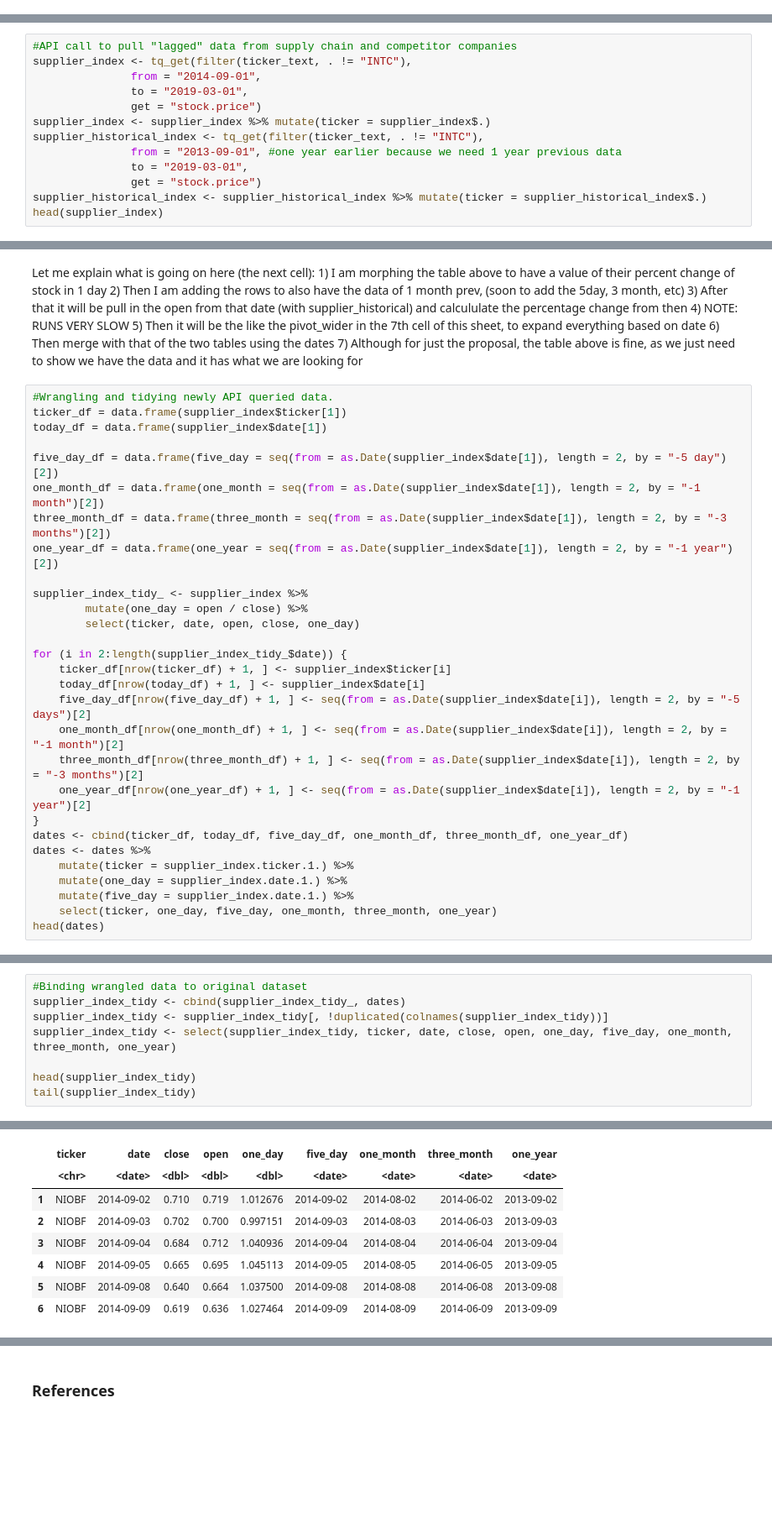
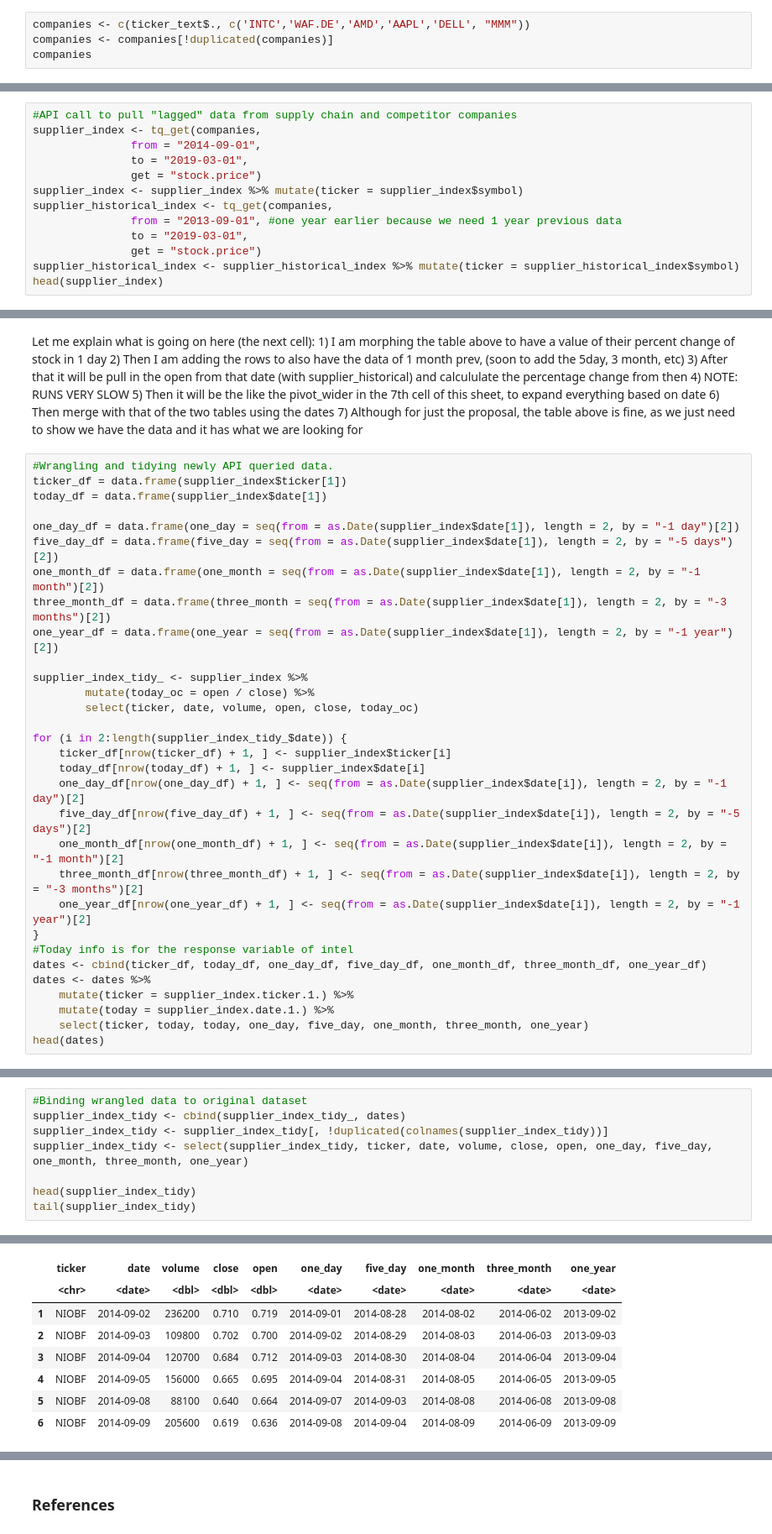
Before and after one commit to nkoda/STAT301, a Jupyter notebook: project_final.ipynb, the cells around one changed output, grey strips where cells are left out. Shown at 84% size. Cells and saved outputs as stored; diff of their text form; blank space fills up the shorter version.

Commit message:
Added Changes for Full data table + post-lasso
- Fully fledges the tables to be in one big dataset (NOTE: NA data Problems)
- Chose values based on LASSO (Some errors?)
- Made lm model

```diff
--- a/project_final.ipynb
+++ b/project_final.ipynb
@@ -385,0 +394,4 @@ head(suppliers_data)
+# %%
+companies <- c(ticker_text$., c('INTC','WAF.DE','AMD','AAPL','DELL', "MMM"))
+companies <- companies[!duplicated(companies)]
+companies
@@ -386,15 +408,15 @@ head(suppliers_data)
 # %%
 #API call to pull "lagged" data from supply chain and competitor companies
-supplier_index <- tq_get(filter(ticker_text, . != "INTC"),
+supplier_index <- tq_get(companies,
                from = "2014-09-01",
                to = "2019-03-01",
                get = "stock.price")
-supplier_index <- supplier_index %>% mutate(ticker = supplier_index$.)
-supplier_historical_index <- tq_get(filter(ticker_text, . != "INTC"),
+supplier_index <- supplier_index %>% mutate(ticker = supplier_index$symbol)
+supplier_historical_index <- tq_get(companies,
                from = "2013-09-01", #one year earlier because we need 1 year previous data
                to = "2019-03-01",
                get = "stock.price")
-supplier_historical_index <- supplier_historical_index %>% mutate(ticker = supplier_historical_index$.)
+supplier_historical_index <- supplier_historical_index %>% mutate(ticker = supplier_historical_index$symbol)
 head(supplier_index)
 # %% [output]
 Warning message:
@@ -430,28 +452,30 @@ Let me explain what is going on here (the next cell): 1) I am morphing the table
 ticker_df = data.frame(supplier_index$ticker[1])
 today_df = data.frame(supplier_index$date[1])
 
-five_day_df = data.frame(five_day = seq(from = as.Date(supplier_index$date[1]), length = 2, by = "-5 day")[2])
+one_day_df = data.frame(one_day = seq(from = as.Date(supplier_index$date[1]), length = 2, by = "-1 day")[2])
+five_day_df = data.frame(five_day = seq(from = as.Date(supplier_index$date[1]), length = 2, by = "-5 days")[2])
 one_month_df = data.frame(one_month = seq(from = as.Date(supplier_index$date[1]), length = 2, by = "-1 month")[2])
 three_month_df = data.frame(three_month = seq(from = as.Date(supplier_index$date[1]), length = 2, by = "-3 months")[2])
 one_year_df = data.frame(one_year = seq(from = as.Date(supplier_index$date[1]), length = 2, by = "-1 year")[2])
 
 supplier_index_tidy_ <- supplier_index %>%
-        mutate(one_day = open / close) %>%
-        select(ticker, date, open, close, one_day)
+        mutate(today_oc = open / close) %>%
+        select(ticker, date, volume, open, close, today_oc)
 
 for (i in 2:length(supplier_index_tidy_$date)) {
     ticker_df[nrow(ticker_df) + 1, ] <- supplier_index$ticker[i]
     today_df[nrow(today_df) + 1, ] <- supplier_index$date[i]
+    one_day_df[nrow(one_day_df) + 1, ] <- seq(from = as.Date(supplier_index$date[i]), length = 2, by = "-1 day")[2]
     five_day_df[nrow(five_day_df) + 1, ] <- seq(from = as.Date(supplier_index$date[i]), length = 2, by = "-5 days")[2]
     one_month_df[nrow(one_month_df) + 1, ] <- seq(from = as.Date(supplier_index$date[i]), length = 2, by = "-1 month")[2]
     three_month_df[nrow(three_month_df) + 1, ] <- seq(from = as.Date(supplier_index$date[i]), length = 2, by = "-3 months")[2]
     one_year_df[nrow(one_year_df) + 1, ] <- seq(from = as.Date(supplier_index$date[i]), length = 2, by = "-1 year")[2]
 }
-dates <- cbind(ticker_df, today_df, five_day_df, one_month_df, three_month_df, one_year_df)
+#Today info is for the response variable of intel
+dates <- cbind(ticker_df, today_df, one_day_df, five_day_df, one_month_df, three_month_df, one_year_df)
 dates <- dates %>%
     mutate(ticker = supplier_index.ticker.1.) %>%
-    mutate(one_day = supplier_index.date.1.) %>%
-    mutate(five_day = supplier_index.date.1.) %>%
-    select(ticker, one_day, five_day, one_month, three_month, one_year)
+    mutate(today = supplier_index.date.1.) %>%
+    select(ticker, today, today, one_day, five_day, one_month, three_month, one_year)
 head(dates)
 # %% [output]
@@ -468,7 +485,7 @@ A data.frame: 6 × 6
 #Binding wrangled data to original dataset
 supplier_index_tidy <- cbind(supplier_index_tidy_, dates)
 supplier_index_tidy <- supplier_index_tidy[, !duplicated(colnames(supplier_index_tidy))]
-supplier_index_tidy <- select(supplier_index_tidy, ticker, date, close, open, one_day, five_day, one_month, three_month, one_year)
+supplier_index_tidy <- select(supplier_index_tidy, ticker, date, volume, close, open, one_day, five_day, one_month, three_month, one_year)
 
 head(supplier_index_tidy)
 tail(supplier_index_tidy)
@@ -477,8 +494,8 @@ A data.frame: 6 × 9
-|  | ticker | date | close | open | one_day | five_day | one_month | three_month | one_year |
-|  | <chr> | <date> | <dbl> | <dbl> | <dbl> | <date> | <date> | <date> | <date> |
-| 1 | NIOBF | 2014-09-02 | 0.710 | 0.719 | 1.012676 | 2014-09-02 | 2014-08-02 | 2014-06-02 | 2013-09-02 |
-| 2 | NIOBF | 2014-09-03 | 0.702 | 0.700 | 0.997151 | 2014-09-03 | 2014-08-03 | 2014-06-03 | 2013-09-03 |
-| 3 | NIOBF | 2014-09-04 | 0.684 | 0.712 | 1.040936 | 2014-09-04 | 2014-08-04 | 2014-06-04 | 2013-09-04 |
-| 4 | NIOBF | 2014-09-05 | 0.665 | 0.695 | 1.045113 | 2014-09-05 | 2014-08-05 | 2014-06-05 | 2013-09-05 |
-| 5 | NIOBF | 2014-09-08 | 0.640 | 0.664 | 1.037500 | 2014-09-08 | 2014-08-08 | 2014-06-08 | 2013-09-08 |
-| 6 | NIOBF | 2014-09-09 | 0.619 | 0.636 | 1.027464 | 2014-09-09 | 2014-08-09 | 2014-06-09 | 2013-09-09 |
+|  | ticker | date | volume | close | open | one_day | five_day | one_month | three_month | one_year |
+|  | <chr> | <date> | <dbl> | <dbl> | <dbl> | <date> | <date> | <date> | <date> | <date> |
+| 1 | NIOBF | 2014-09-02 | 236200 | 0.710 | 0.719 | 2014-09-01 | 2014-08-28 | 2014-08-02 | 2014-06-02 | 2013-09-02 |
+| 2 | NIOBF | 2014-09-03 | 109800 | 0.702 | 0.700 | 2014-09-02 | 2014-08-29 | 2014-08-03 | 2014-06-03 | 2013-09-03 |
+| 3 | NIOBF | 2014-09-04 | 120700 | 0.684 | 0.712 | 2014-09-03 | 2014-08-30 | 2014-08-04 | 2014-06-04 | 2013-09-04 |
+| 4 | NIOBF | 2014-09-05 | 156000 | 0.665 | 0.695 | 2014-09-04 | 2014-08-31 | 2014-08-05 | 2014-06-05 | 2013-09-05 |
+| 5 | NIOBF | 2014-09-08 | 88100 | 0.640 | 0.664 | 2014-09-07 | 2014-09-03 | 2014-08-08 | 2014-06-08 | 2013-09-08 |
+| 6 | NIOBF | 2014-09-09 | 205600 | 0.619 | 0.636 | 2014-09-08 | 2014-09-04 | 2014-08-09 | 2014-06-09 | 2013-09-09 |
```
Also changed, not shown: parts of 21 cells of this notebook.
